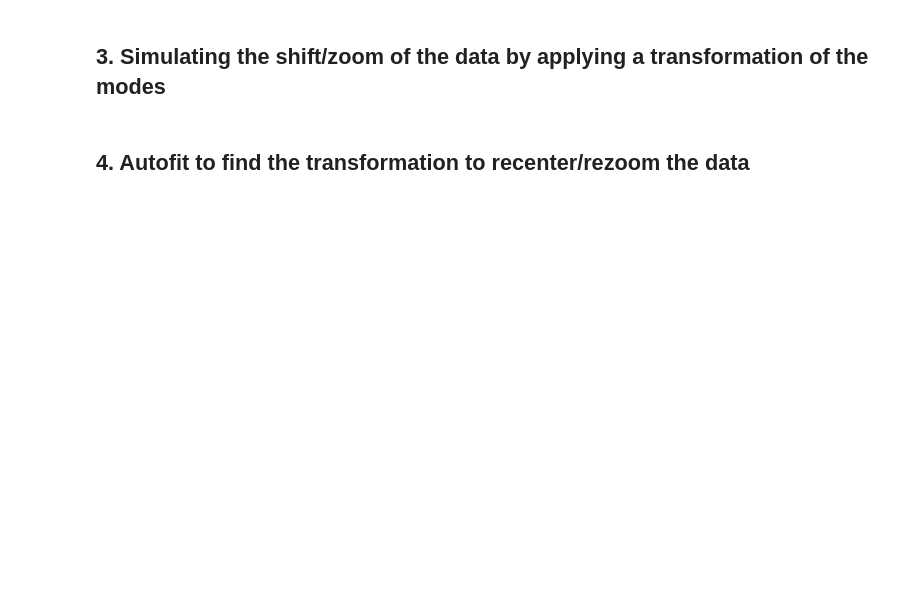
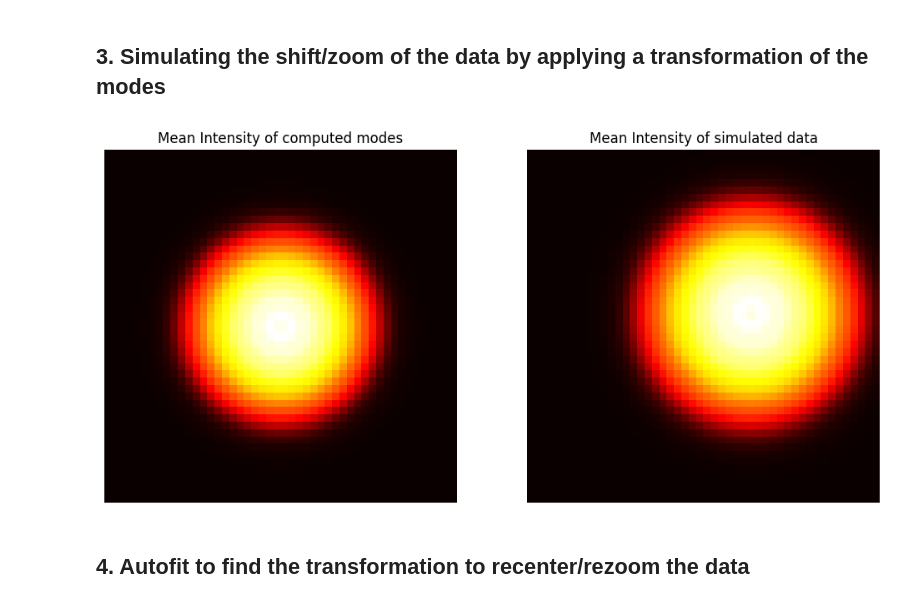
Before and after one commit to wavefrontshaping/pyMMF, a Jupyter notebook: docs/examples/Autofit.ipynb, the cells around one changed output. Drawn from its saved outputs; the diff is of its cells as text; code cells hidden in the pictures; blank space fills up the shorter version.

```diff
--- a/docs/examples/Autofit.ipynb
+++ b/docs/examples/Autofit.ipynb
@@ -95,25 +99,25 @@ M1 = af.transform(M0, params=params)
 # %%
 N = modes.indexProfile.npoints
 M0 = modes.getModeMatrix()
 
-TM_mode_basis = modes.getPropagationMatrix(1e4) # propagation of 1 cm
-TM_0 = M0 @ TM_mode_basis @ M0.conj().T
 
 
-TM_misaligned = af.getTransformationMatrix(params=params, n_points=N)
-mean_I0 = np.mean(np.abs(M0)**2, axis=1).reshape((N, N))
-mean_I1 = np.mean(np.abs(M1)**2, axis=1).reshape((N, N))
+# compute average output intensity
+mean_I0 = np.mean(np.abs(TM_0)**2, axis=1).reshape((N, N))
+mean_I1 = np.mean(np.abs(TM_misaligned)**2, axis=1).reshape((N, N))
 
 plt.figure(figsize=(12,7))
 plt.subplot(1,2,1)
 plt.imshow(mean_I0, cmap='hot', interpolation='nearest')
 plt.axis('off')
 plt.title('Mean Intensity of computed modes')
 plt.subplot(1,2,2)
 plt.imshow(mean_I1, cmap='hot', interpolation='nearest')
 plt.axis('off')
 plt.title('Mean Intensity of simulated data')
 plt.show()
+# %% [output]
+[figure, added]
 # %% [markdown]
 ## 4. Autofit to find the transformation to recenter/rezoom the data
 # %%
```
Also changed, not shown: parts of 7 cells of this notebook, 1 other file.
